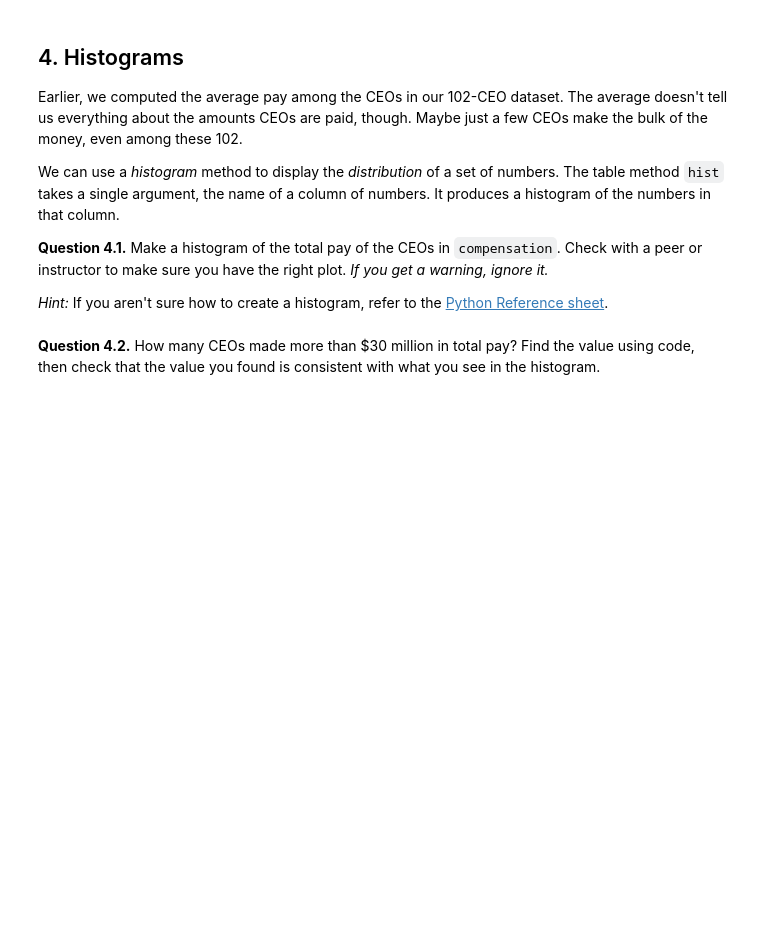
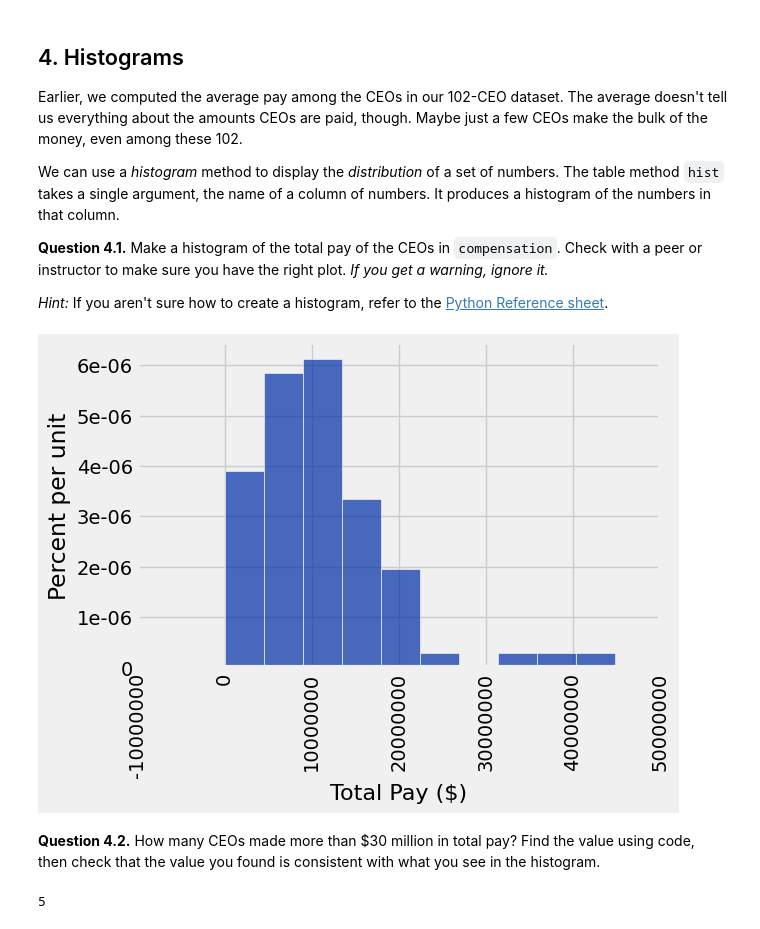
Before and after one commit to kwagoner1/DATA_FALL, a Jupyter notebook: LEC10/lab04.ipynb, the cells around one changed output. Drawn from its saved outputs; the diff is of its cells as text; code cells hidden in the pictures; blank space fills up the shorter version.

```diff
--- a/LEC10/lab04.ipynb
+++ b/LEC10/lab04.ipynb
@@ -573,21 +545,22 @@ Given your current pay and the percentage increase from the previous year, you c
 # %%
 # Definition to turn percent to number
 def percent_string_to_num(percent_string):
-    """Converts a percentage string to a number."""
-    return ...
+    percent = float(percent_string.strip('%'))/100
+    return percent
 
 # Compensation table where there is a previous year
-having_previous_year = ...
+having_previous_year = compensation.where('% Change', are.not_containing('(No previous year)'))
 
 # Get the percent changes as numbers instead of strings
 # We're still working off the table having_previous_year
-percent_changes = ...
+percent_changes = having_previous_year.apply(percent_string_to_num, '% Change')
 
-# Calculate the previous year's pay
+# # Calculate the previous year's pay
 # We're still working off the table having_previous_year
-previous_pay = ...
+current_pay = having_previous_year.column('Total Pay ($)')
+previous_pay = current_pay/(1+percent_changes)
 
 # Put the previous pay column into the having_previous_year table
-with_previous_compensation = ...
+with_previous_compensation = having_previous_year.with_column('2014 Total Pay ($)',previous_pay)
 
 with_previous_compensation
@@ -614,2 +604,6 @@ We can use a *histogram* method to display the *distribution* of a set of number
+# %%
+histogram = with_previous_compensation.hist('Total Pay ($)')
+# %% [output]
+[figure, added]
 # %% [markdown]
 **Question 4.2.** How many CEOs made more than $30 million in total pay? Find the value using code, then check that the value you found is consistent with what you see in the histogram.
@@ -619,2 +610,7 @@ num_ceos_more_than_30_million_2
+# %%
+num_ceos_more_than_30_million_2 = ((compensation.where('Total Pay ($)', are.above(30000000)))).num_rows
+num_ceos_more_than_30_million_2
+# %% [output]
+5
 # %%
 grader.check("q42")
```
Also changed, not shown: parts of 14 cells of this notebook, 5 other files.
